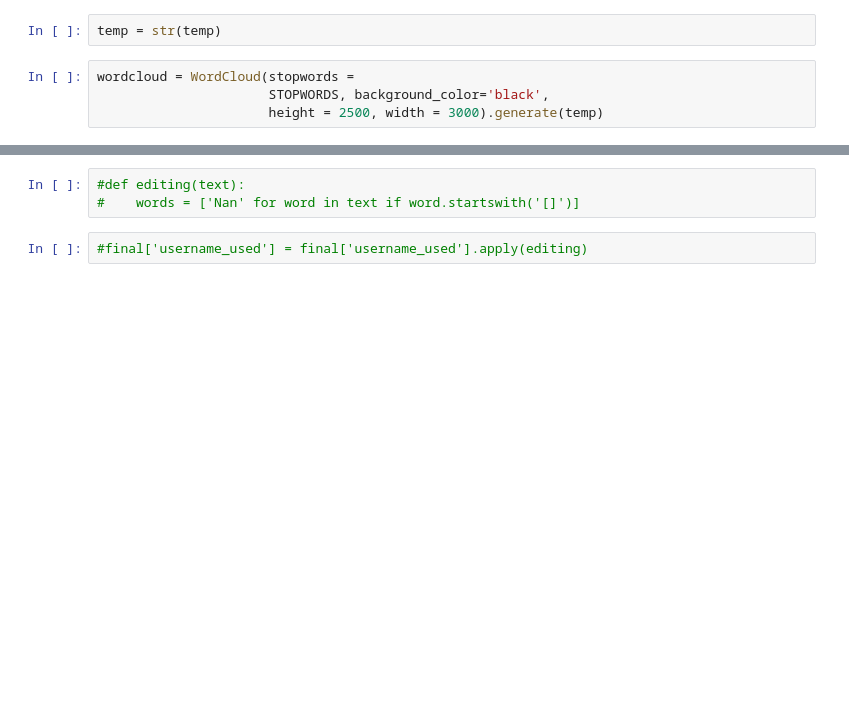
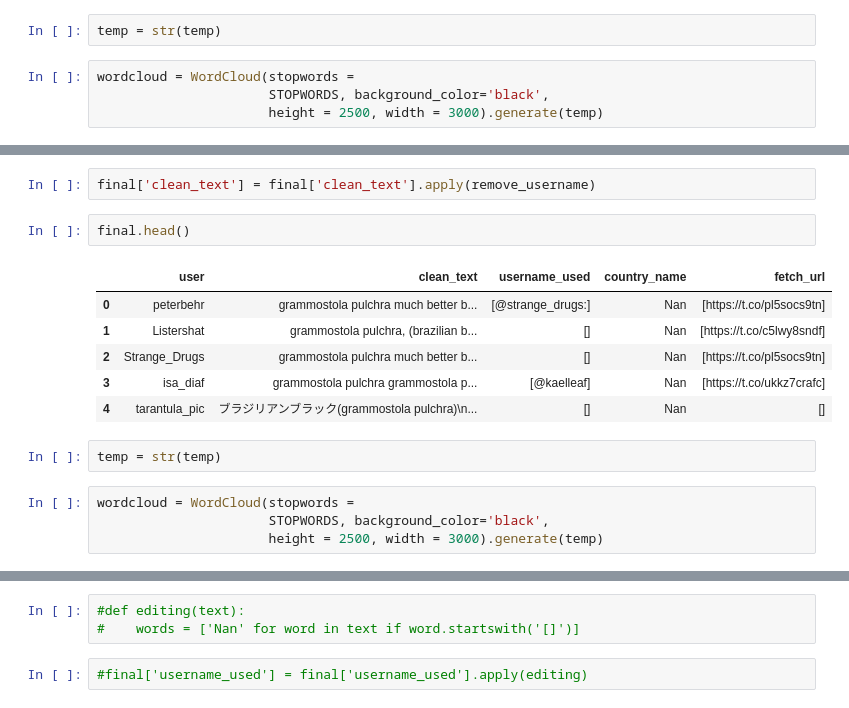
Before and after one commit to InnovativeCoder/Z_hack2k17, a Jupyter notebook: Data_collecion_and Preprocessing/model.ipynb, the cells around one changed output, grey strips where cells are left out. Drawn from its saved outputs; the diff is of its cells as text; blank space fills up the shorter version.

```diff
--- a/Data_collecion_and Preprocessing/model.ipynb
+++ b/Data_collecion_and Preprocessing/model.ipynb
@@ -254,0 +229,17 @@ above box implies that no countyr name is located in any of the tweets
+# %%
+final['clean_text'] = final['clean_text'].apply(remove_username)
+# %%
+final.head()
+# %% [output]
+|  | user | clean_text | username_used | country_name | fetch_url |
+| 0 | peterbehr | grammostola pulchra much better b... | [@strange_drugs:] | Nan | [https://t.co/pl5socs9tn] |
+| 1 | Listershat | grammostola pulchra, (brazilian b... | [] | Nan | [https://t.co/c5lwy8sndf] |
+| 2 | Strange_Drugs | grammostola pulchra much better b... | [] | Nan | [https://t.co/pl5socs9tn] |
+| 3 | isa_diaf | grammostola pulchra grammostola p... | [@kaelleaf] | Nan | [https://t.co/ukkz7crafc] |
+| 4 | tarantula_pic | ブラジリアンブラック(grammostola pulchra)\n... | [] | Nan | [] |
+# %%
+temp = str(temp)
+# %%
+wordcloud = WordCloud(stopwords =
+                      STOPWORDS, background_color='black',
+                      height = 2500, width = 3000).generate(temp)
```
Also changed, not shown: parts of 16 cells of this notebook, 1 other file.
